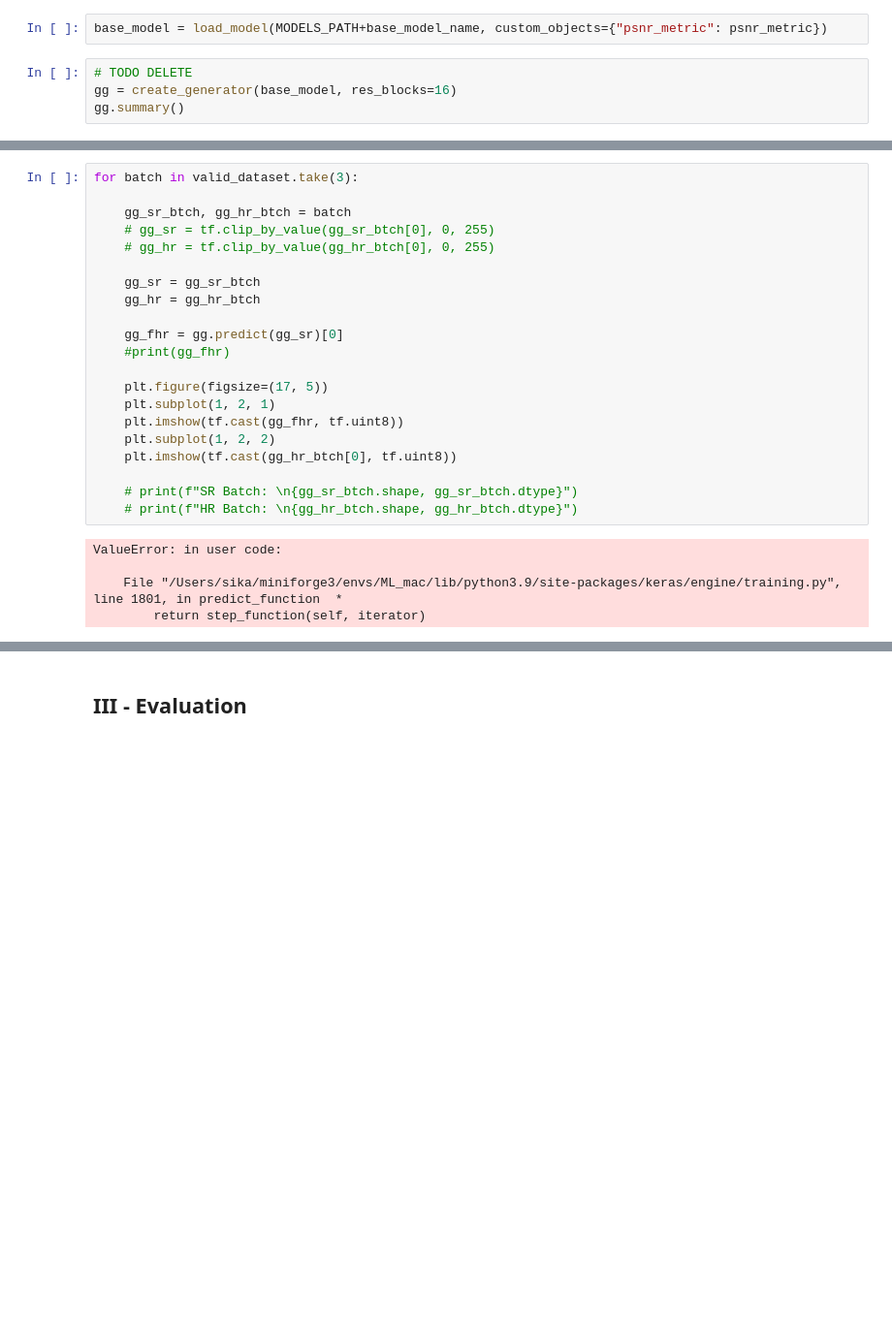
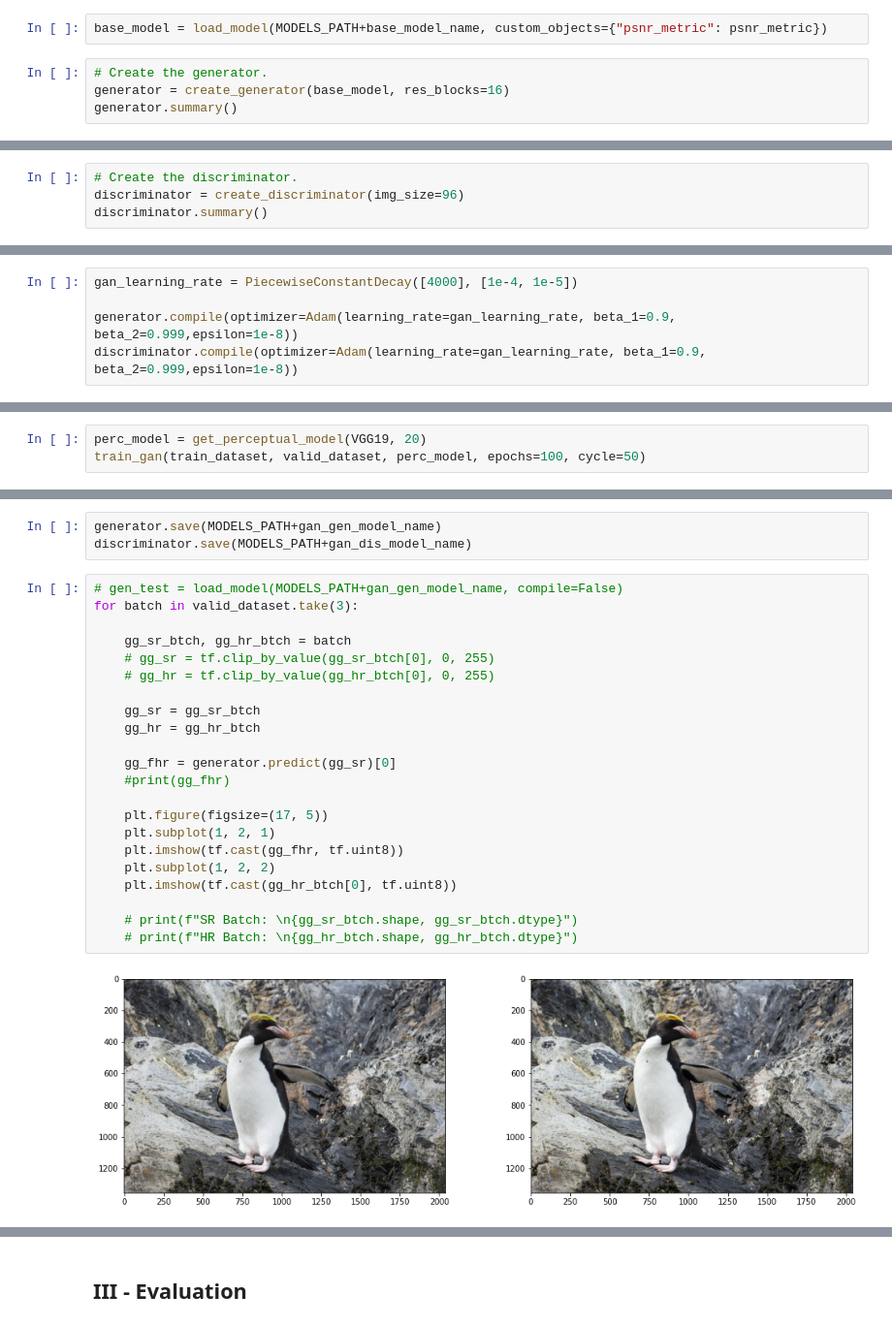
Before and after one commit to AYSIK0/Super_resolution_Project, a Jupyter notebook: SuperResolution.ipynb, the cells around one changed output, grey strips where cells are left out. Shown at 97% size. Drawn from its saved outputs; the diff is of its cells as text; blank space fills up the shorter version.

Commit message:
Trained generator and discriminator and added them to 'Models' directory.

```diff
--- a/SuperResolution.ipynb
+++ b/SuperResolution.ipynb
@@ -651,9 +713,9 @@ plot_metric(history, "psnr_metric")
 # %%
 base_model = load_model(MODELS_PATH+base_model_name, custom_objects={"psnr_metric": psnr_metric})
 # %%
-# TODO DELETE
-gg = create_generator(base_model, res_blocks=16)
-gg.summary()
+# Create the generator.
+generator = create_generator(base_model, res_blocks=16)
+generator.summary()
 # %% [output]
 Model: "generator"
 __________________________________________________________________________________________________
@@ -699,0 +737,4 @@ p_VGG_model.summary()
+# %%
+# Create the discriminator.
+discriminator = create_discriminator(img_size=96)
+discriminator.summary()
@@ -699,0 +759,5 @@ p_VGG_model.summary()
+# %%
+gan_learning_rate = PiecewiseConstantDecay([4000], [1e-4, 1e-5])
+
+generator.compile(optimizer=Adam(learning_rate=gan_learning_rate, beta_1=0.9, beta_2=0.999,epsilon=1e-8))
+discriminator.compile(optimizer=Adam(learning_rate=gan_learning_rate, beta_1=0.9, beta_2=0.999,epsilon=1e-8))
@@ -699,0 +851,3 @@ p_VGG_model.summary()
+# %%
+perc_model = get_perceptual_model(VGG19, 20)
+train_gan(train_dataset, valid_dataset, perc_model, epochs=100, cycle=50)
@@ -700,26 +877,27 @@ p_VGG_model.summary()
+# %%
+generator.save(MODELS_PATH+gan_gen_model_name)
+discriminator.save(MODELS_PATH+gan_dis_model_name)
 # %%
+# gen_test = load_model(MODELS_PATH+gan_gen_model_name, compile=False)
 for batch in valid_dataset.take(3):
 
     gg_sr_btch, gg_hr_btch = batch
     # gg_sr = tf.clip_by_value(gg_sr_btch[0], 0, 255)
     # gg_hr = tf.clip_by_value(gg_hr_btch[0], 0, 255)
 
     gg_sr = gg_sr_btch
     gg_hr = gg_hr_btch
 
-    gg_fhr = gg.predict(gg_sr)[0]
+    gg_fhr = generator.predict(gg_sr)[0]
     #print(gg_fhr)
 
     plt.figure(figsize=(17, 5))
     plt.subplot(1, 2, 1)
     plt.imshow(tf.cast(gg_fhr, tf.uint8))
     plt.subplot(1, 2, 2)
     plt.imshow(tf.cast(gg_hr_btch[0], tf.uint8))
 
     # print(f"SR Batch: \n{gg_sr_btch.shape, gg_sr_btch.dtype}")
     # print(f"HR Batch: \n{gg_hr_btch.shape, gg_hr_btch.dtype}")
 # %% [output]
-ValueError: in user code:
-
-    File "/Users/sika/miniforge3/envs/ML_mac/lib/python3.9/site-packages/keras/engine/training.py", line 1801, in predict_function  *
-        return step_function(self, iterator)
+[figure, added]
```
Also changed, not shown: parts of 13 cells of this notebook, 2 other files.
